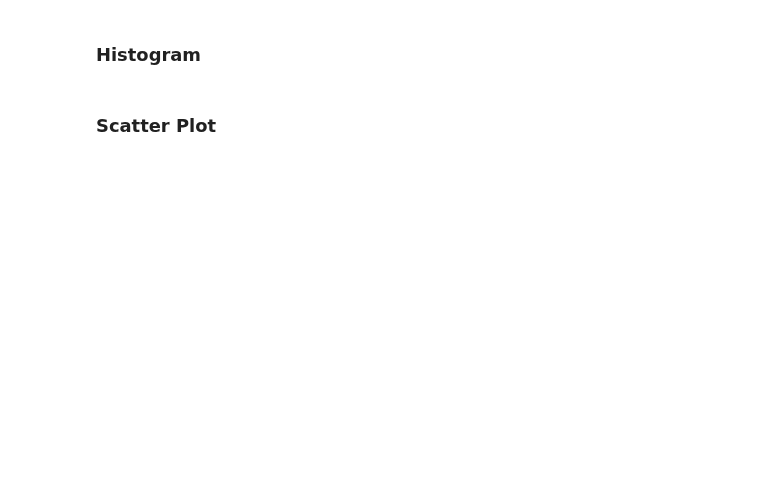
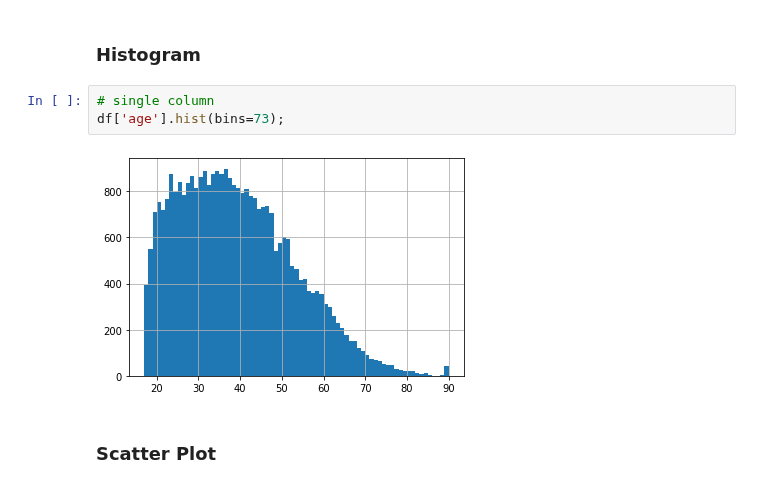
Before and after one commit to bloominstituteoftechnology/DS-Unit-1-Sprint-1-Data-Wrangling-and-Storytelling, a Jupyter notebook: module1-exploratory-data-analysis/LS_DS_111_Exploratory_Data_Analysis.ipynb, the cells around one changed output. Saved outputs shown, nothing was run; the diff lists cells and outputs as text; blank space fills up the shorter version.

```diff
--- a/module1-exploratory-data-analysis/LS_DS_111_Exploratory_Data_Analysis.ipynb
+++ b/module1-exploratory-data-analysis/LS_DS_111_Exploratory_Data_Analysis.ipynb
@@ -234,4 +468,9 @@ Why might it be important for us to be able to visualize how our data is distrib
 # %% [markdown]
 ### Histogram
+# %%
+# single column
+df['age'].hist(bins=73);
+# %% [output]
+[figure, added]
 # %% [markdown]
 ### Scatter Plot
```
Also changed, not shown: parts of 31 cells of this notebook.
